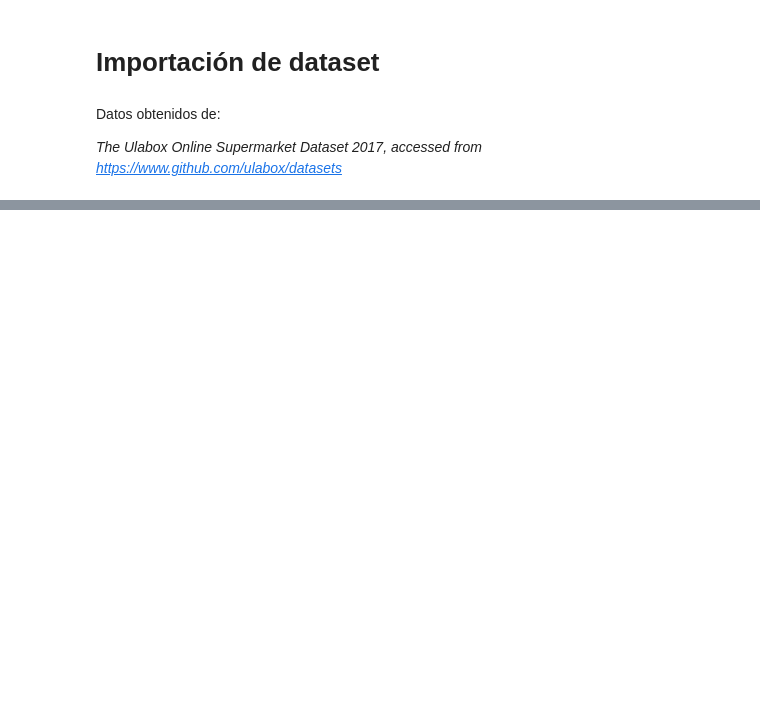
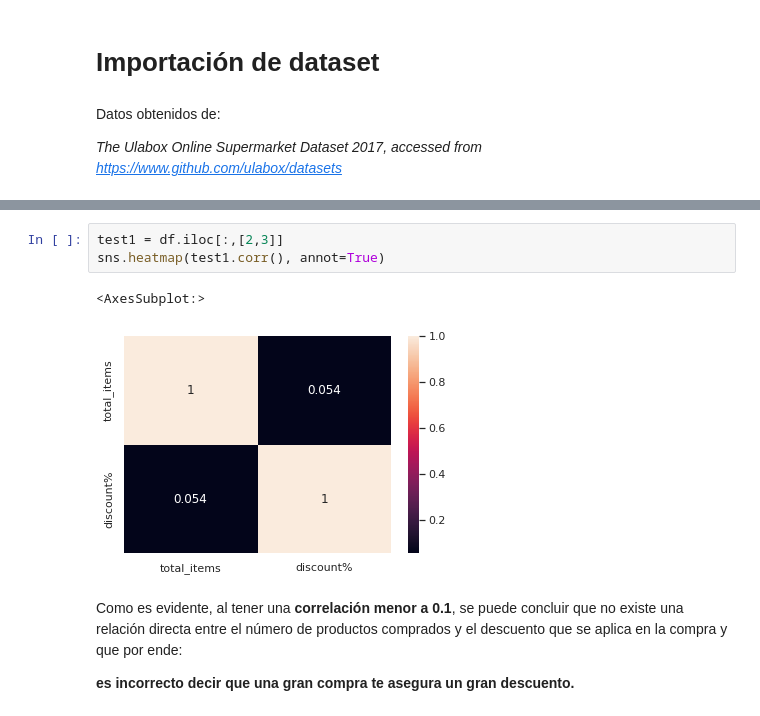
Before and after one commit to AndyPandy8/Semana-Tec, a Jupyter notebook: actividadEvaluada.ipynb, the cells around one changed output, grey strips where cells are left out. Drawn from its saved outputs; the diff is of its cells as text; blank space fills up the shorter version.

```diff
--- a/actividadEvaluada.ipynb
+++ b/actividadEvaluada.ipynb
@@ -33,0 +52,10 @@ df.describe()
+# %%
+test1 = df.iloc[:,[2,3]]
+sns.heatmap(test1.corr(), annot=True)
+# %% [output]
+<AxesSubplot:>
+[figure, added]
+# %% [markdown]
+Como es evidente, al tener una **correlación menor a 0.1**, se puede concluir que no existe una relación directa entre el número de productos comprados y el descuento que se aplica en la compra y que por ende:
+
+**es incorrecto decir que una gran compra te asegura un gran descuento.**
```
Also changed, not shown: parts of 6 cells of this notebook.
